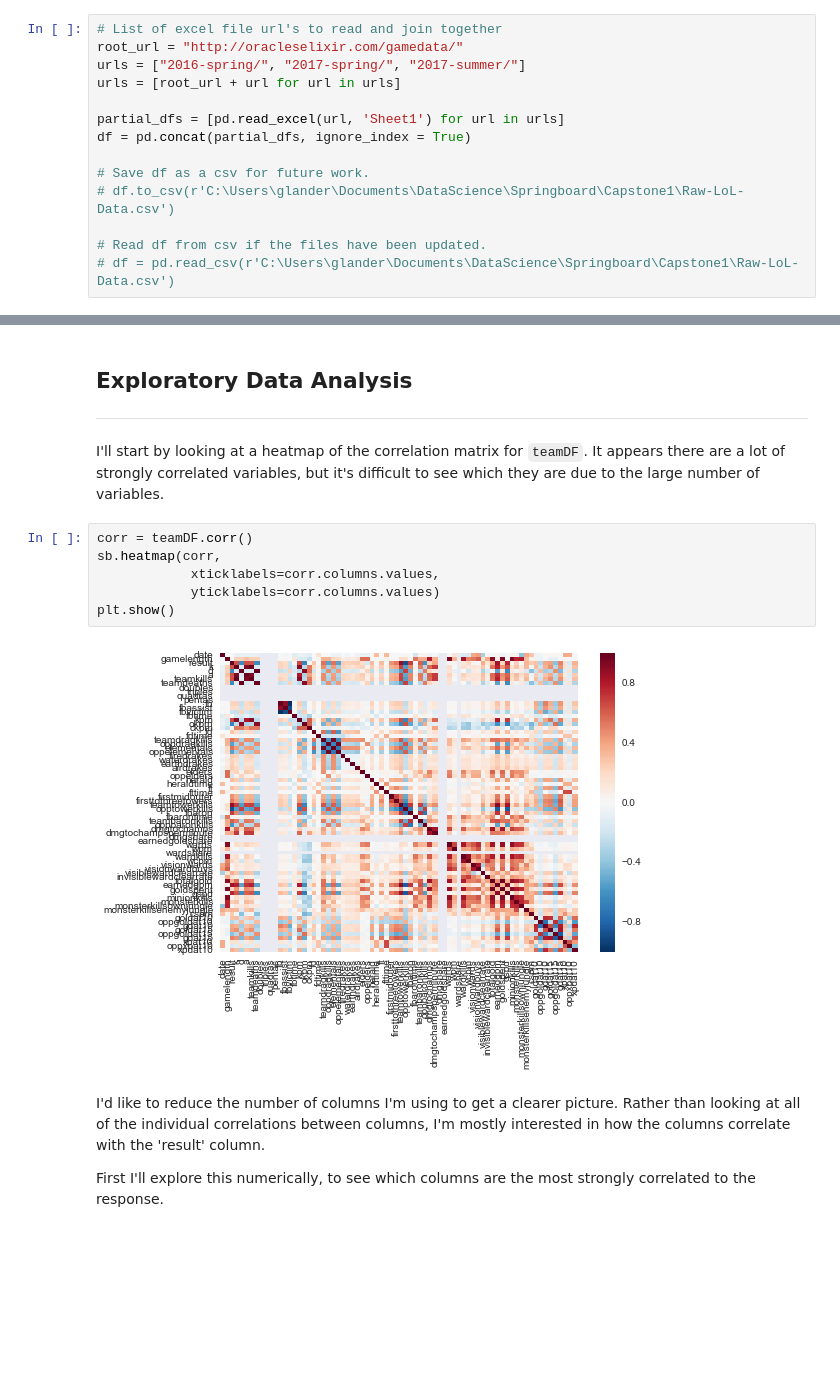
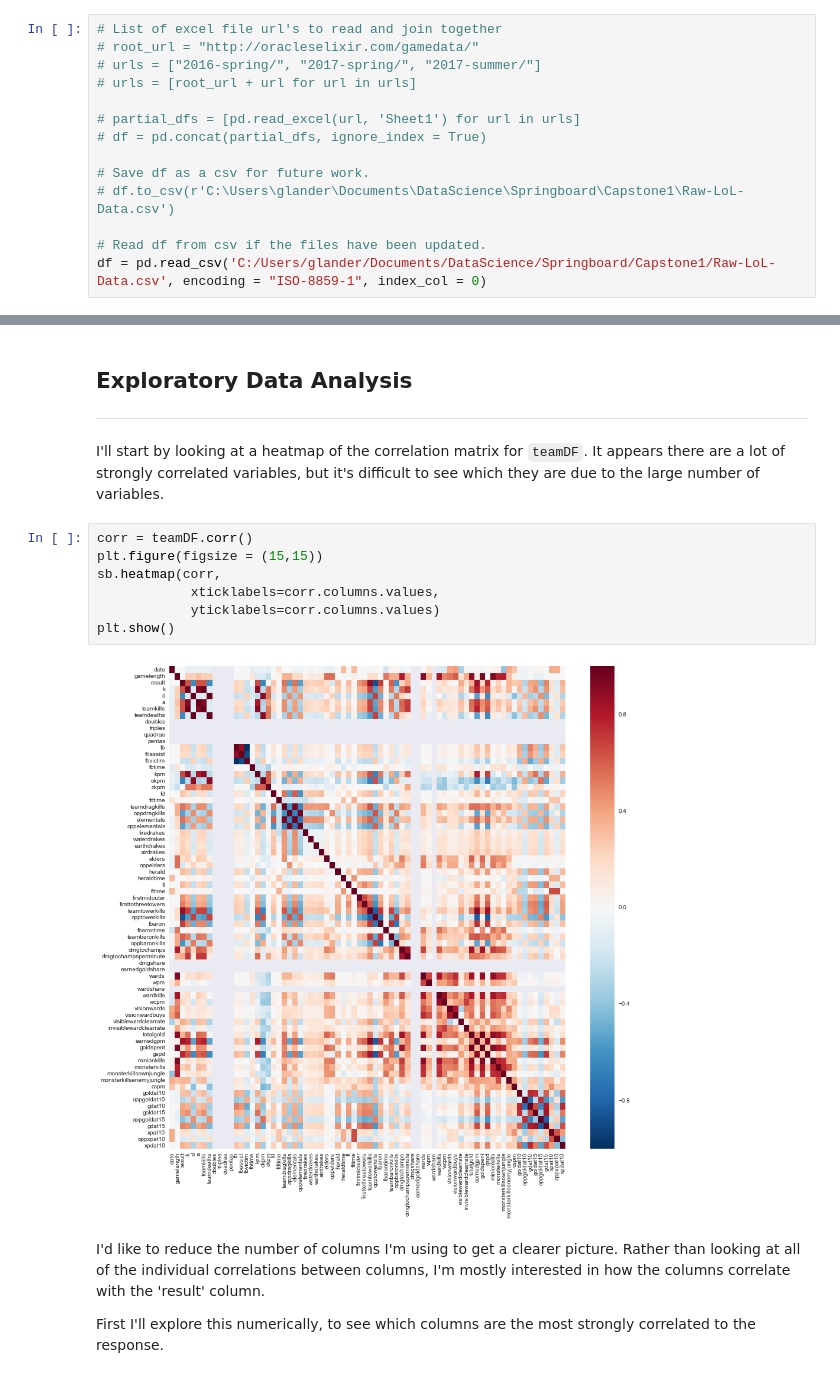
Before and after one commit to gmlander/Springboard, a Jupyter notebook: Capstone 1 EDA.ipynb, the cells around one changed output, grey strips where cells are left out. Cells and saved outputs as stored; diff of their text form; blank space fills up the shorter version.

```diff
--- a/Capstone 1 EDA.ipynb
+++ b/Capstone 1 EDA.ipynb
@@ -20,18 +20,18 @@ from scipy import stats
 Then I will download a series of .xlsx links, read them into a pandas dataframe and concatenate them together. I will also save this initial dataset for reproducibility (and for consistency in the event the original .xlsx files are updated as I build out my analysis).
 # %%
 # List of excel file url's to read and join together
-root_url = "http://oracleselixir.com/gamedata/"
-urls = ["2016-spring/", "2017-spring/", "2017-summer/"]
-urls = [root_url + url for url in urls]
+# root_url = "http://oracleselixir.com/gamedata/"
+# urls = ["2016-spring/", "2017-spring/", "2017-summer/"]
+# urls = [root_url + url for url in urls]
 
-partial_dfs = [pd.read_excel(url, 'Sheet1') for url in urls]
-df = pd.concat(partial_dfs, ignore_index = True)
+# partial_dfs = [pd.read_excel(url, 'Sheet1') for url in urls]
+# df = pd.concat(partial_dfs, ignore_index = True)
 
 # Save df as a csv for future work.
 # df.to_csv(r'C:\Users\glander\Documents\DataScience\Springboard\Capstone1\Raw-LoL-Data.csv')
 
 # Read df from csv if the files have been updated.
-# df = pd.read_csv(r'C:\Users\glander\Documents\DataScience\Springboard\Capstone1\Raw-LoL-Data.csv')
+df = pd.read_csv('C:/Users/glander/Documents/DataScience/Springboard/Capstone1/Raw-LoL-Data.csv', encoding = "ISO-8859-1", index_col = 0)
 # %% [markdown]
 ## Processing the data
 ***
@@ -167,12 +167,13 @@ playerDF = df[df['player'] != 'Team']
 I'll start by looking at a heatmap of the correlation matrix for `teamDF`. It appears there are a lot of strongly correlated variables, but it's difficult to see which they are due to the large number of variables.
 # %%
 corr = teamDF.corr()
+plt.figure(figsize = (15,15))
 sb.heatmap(corr,
             xticklabels=corr.columns.values,
             yticklabels=corr.columns.values)
 plt.show()
 # %% [output]
-[figure, old version]
+[figure, new version]
 # %% [markdown]
 I'd like to reduce the number of columns I'm using to get a clearer picture. Rather than looking at all of the individual correlations between columns, I'm mostly interested in how the columns correlate with the 'result' column.
 
```
Also changed, not shown: parts of 33 cells of this notebook.
